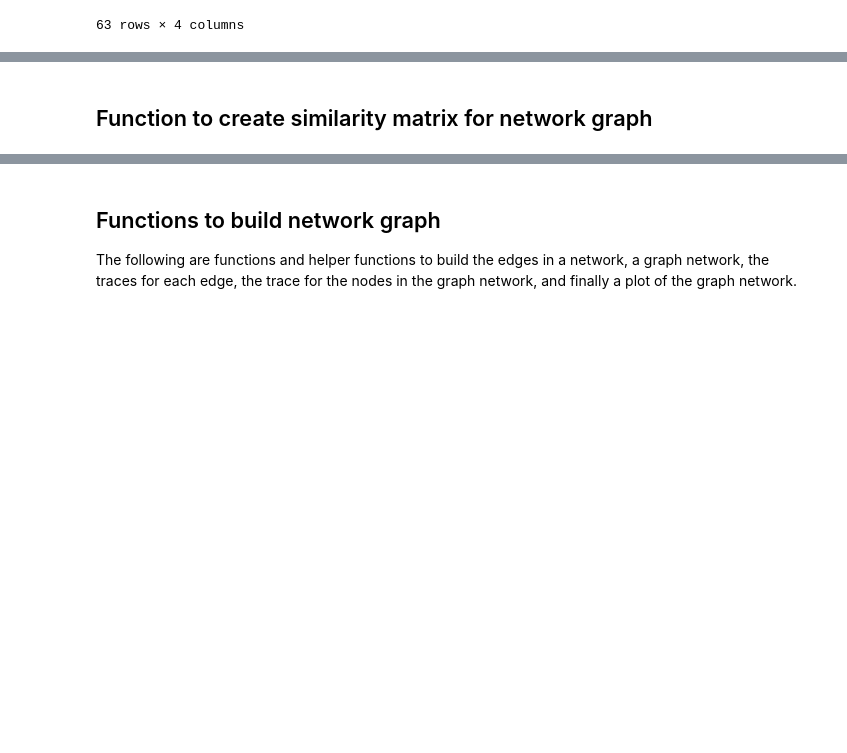
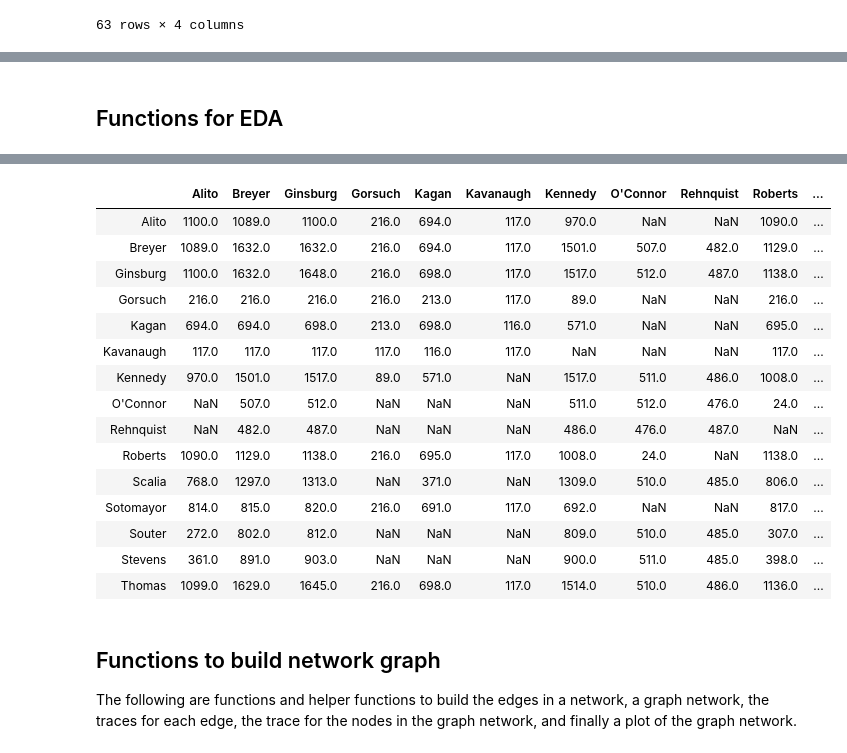
Before and after one commit to wplam107/scotus_rulings, a Jupyter notebook: data_notebook.ipynb, the cells around one changed output, grey strips where cells are left out. Saved outputs shown, nothing was run; the diff lists cells and outputs as text; code cells hidden in the pictures; blank space fills up the shorter version.

```diff
--- a/data_notebook.ipynb
+++ b/data_notebook.ipynb
@@ -17,12 +17,8 @@ import plotly.graph_objects as go
 import plotly.express as px
 import networkx as nx
 # %%
-# Binary
-with open('./app/data/adj_df.p', 'rb') as f:
-    df1 = pickle.load(f)
-
 # Multiclass
-with open('./app/data/mul_df.p', 'rb') as f:
+with open('./app/data/multi_df.p', 'rb') as f:
     df2 = pickle.load(f)
 # %% [markdown]
 ## Functions for persistent variables
@@ -259,13 +255,15 @@ animated_2comp(pcas)
-# %% [markdown]
-## Function to create similarity matrix for network graph
+# %% [markdown]
+## Functions for EDA
 # %%
 def all_sim(df):
     '''
-    Returns a similarity DataFrame for all justices (justices who did no serve together are NaN values)
+    Returns a similarity and cases worked DataFrame for all justices
+    (justices who did no serve together are NaN values)
     '''
     jus = list(df.index)
     l = len(jus)
     sim_mat = np.zeros((l,l))
+    total_mat = np.zeros((l,l))
 
     for i in range(l):
         for j in range(l):
@@ -274,13 +272,16 @@ def all_sim(df):
                 j_a = np.array(df[[ x for x in anb if str(x) != 'nan' ]].loc[jus[i]])
                 j_b = np.array(df[[ x for x in anb if str(x) != 'nan' ]].loc[jus[j]])
                 sim_mat[i][j] = np.round(cosine_similarity(j_a.reshape(1, len(j_a)), j_b.reshape(1, len(j_a))), 4)
+                total_mat[i][j] = len(j_a)
             else:
                 sim_mat[i][j] = np.nan
+                total_mat[i][j] = np.nan
 
     sim_mat = pd.DataFrame(sim_mat, index=jus, columns=jus)
-    return sim_mat
+    total_mat = pd.DataFrame(total_mat, index=jus, columns=jus)
+    return sim_mat, total_mat
 # %%
-sim_df = all_sim(df2)
+sim_df, total_df = all_sim(df2)
 sim_df
 # %% [output]
 |  | Alito | Breyer | Ginsburg | Gorsuch | Kagan | Kavanaugh | Kennedy | O'Connor | Rehnquist | Roberts | ... |
@@ -299,6 +300,25 @@ sim_df
 | Souter | 0.2359 | 0.7290 | 0.8063 | NaN | NaN | NaN | 0.4499 | 0.5455 | 0.3586 | 0.3755 | ... |
 | Stevens | 0.1316 | 0.6521 | 0.7033 | NaN | NaN | NaN | 0.3548 | 0.4015 | 0.2193 | 0.2630 | ... |
 | Thomas | 0.7484 | 0.2420 | 0.2216 | 0.6606 | 0.2892 | 0.5741 | 0.5820 | 0.5489 | 0.7410 | 0.6574 | ... |
+# %%
+total_df
+# %% [output]
+|  | Alito | Breyer | Ginsburg | Gorsuch | Kagan | Kavanaugh | Kennedy | O'Connor | Rehnquist | Roberts | ... |
+| Alito | 1100.0 | 1089.0 | 1100.0 | 216.0 | 694.0 | 117.0 | 970.0 | NaN | NaN | 1090.0 | ... |
+| Breyer | 1089.0 | 1632.0 | 1632.0 | 216.0 | 694.0 | 117.0 | 1501.0 | 507.0 | 482.0 | 1129.0 | ... |
+| Ginsburg | 1100.0 | 1632.0 | 1648.0 | 216.0 | 698.0 | 117.0 | 1517.0 | 512.0 | 487.0 | 1138.0 | ... |
+| Gorsuch | 216.0 | 216.0 | 216.0 | 216.0 | 213.0 | 117.0 | 89.0 | NaN | NaN | 216.0 | ... |
+| Kagan | 694.0 | 694.0 | 698.0 | 213.0 | 698.0 | 116.0 | 571.0 | NaN | NaN | 695.0 | ... |
+| Kavanaugh | 117.0 | 117.0 | 117.0 | 117.0 | 116.0 | 117.0 | NaN | NaN | NaN | 117.0 | ... |
+| Kennedy | 970.0 | 1501.0 | 1517.0 | 89.0 | 571.0 | NaN | 1517.0 | 511.0 | 486.0 | 1008.0 | ... |
+| O'Connor | NaN | 507.0 | 512.0 | NaN | NaN | NaN | 511.0 | 512.0 | 476.0 | 24.0 | ... |
+| Rehnquist | NaN | 482.0 | 487.0 | NaN | NaN | NaN | 486.0 | 476.0 | 487.0 | NaN | ... |
+| Roberts | 1090.0 | 1129.0 | 1138.0 | 216.0 | 695.0 | 117.0 | 1008.0 | 24.0 | NaN | 1138.0 | ... |
+| Scalia | 768.0 | 1297.0 | 1313.0 | NaN | 371.0 | NaN | 1309.0 | 510.0 | 485.0 | 806.0 | ... |
+| Sotomayor | 814.0 | 815.0 | 820.0 | 216.0 | 691.0 | 117.0 | 692.0 | NaN | NaN | 817.0 | ... |
+| Souter | 272.0 | 802.0 | 812.0 | NaN | NaN | NaN | 809.0 | 510.0 | 485.0 | 307.0 | ... |
+| Stevens | 361.0 | 891.0 | 903.0 | NaN | NaN | NaN | 900.0 | 511.0 | 485.0 | 398.0 | ... |
+| Thomas | 1099.0 | 1629.0 | 1645.0 | 216.0 | 698.0 | 117.0 | 1514.0 | 510.0 | 486.0 | 1136.0 | ... |
 # %% [markdown]
 ## Functions to build network graph
 The following are functions and helper functions to build the edges in a network, a graph network, the traces for each edge, the trace for the nodes in the graph network, and finally a plot of the graph network.
```
Also changed, not shown: parts of 12 cells of this notebook, 3 other files.
